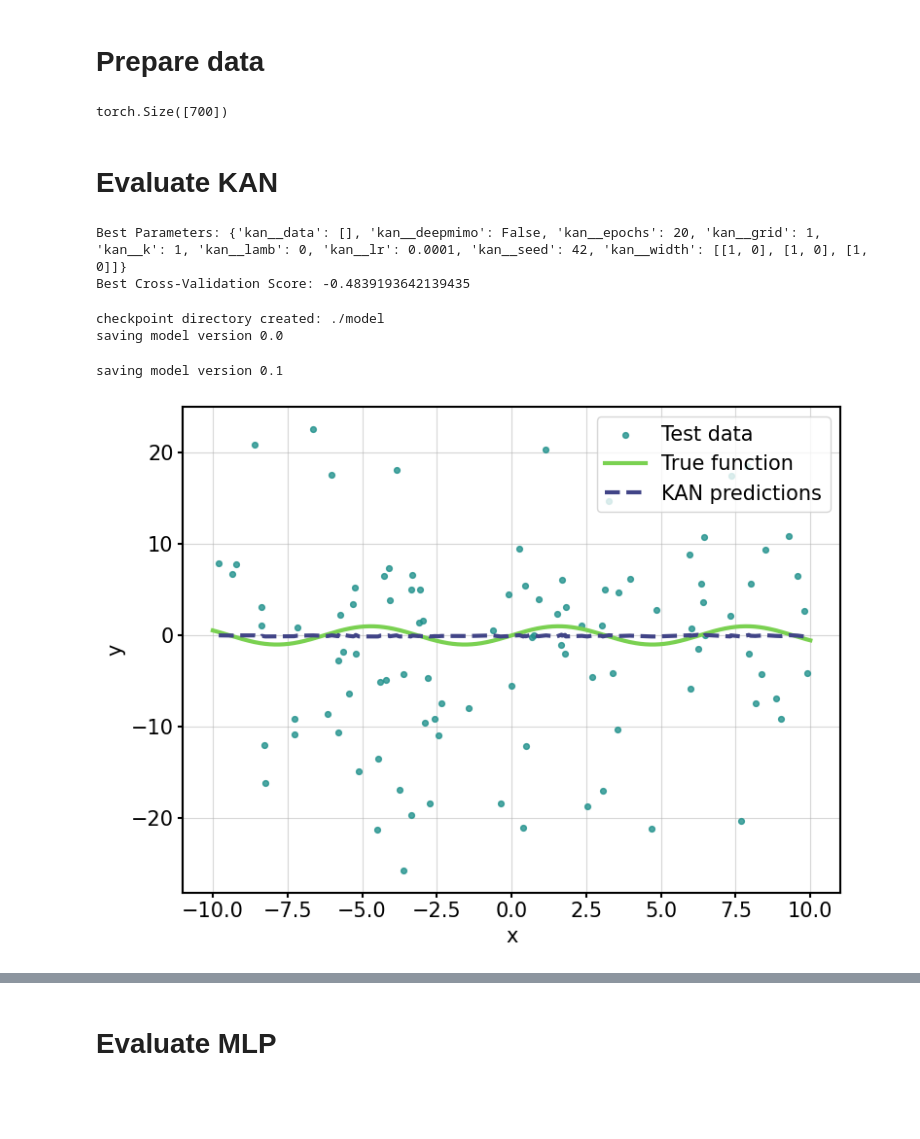
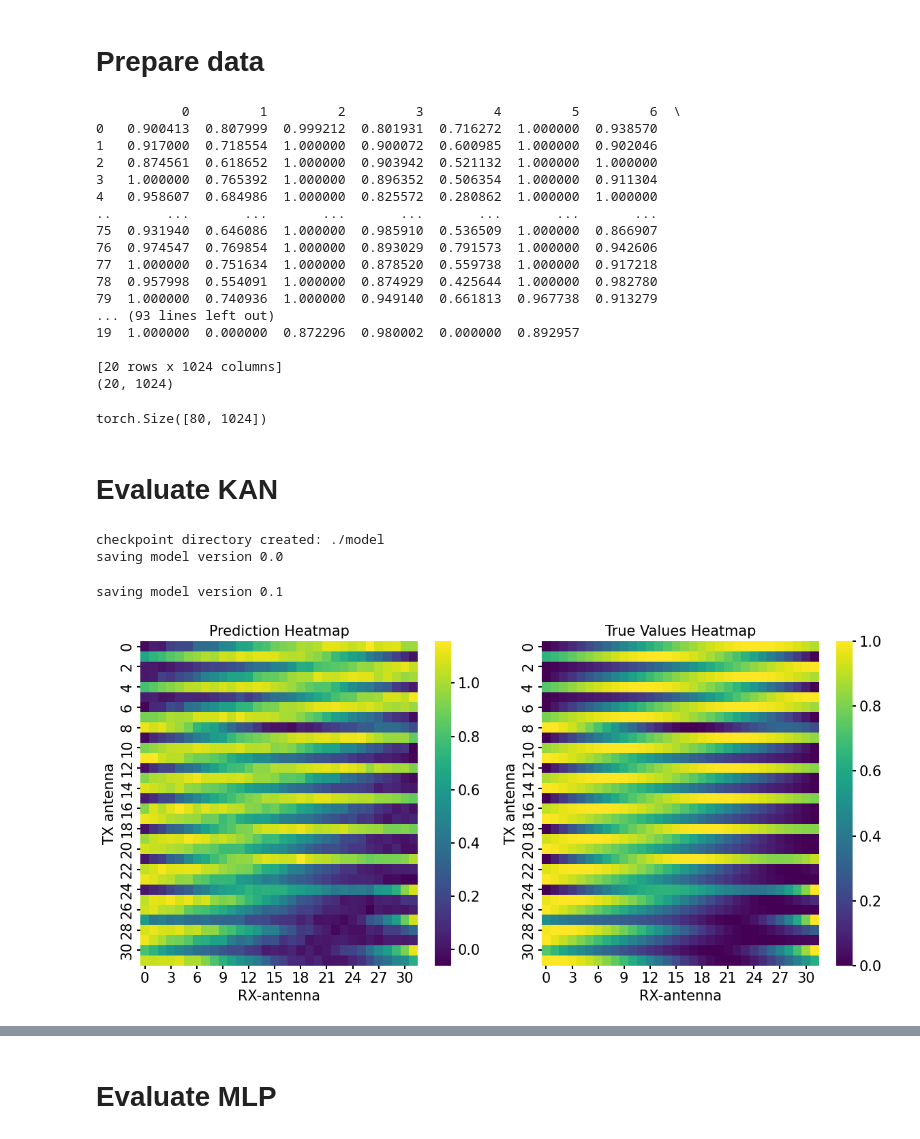
Before and after one commit to zeshenbao/KAN-Kolmogorov-Arnold-Networks, a Jupyter notebook: evaluate_models.ipynb, the cells around one changed output, grey strips where cells are left out. Saved outputs shown, nothing was run; the diff lists cells and outputs as text; code cells hidden in the pictures; blank space fills up the shorter version.

Commit message:
fixed plots

```diff
--- a/evaluate_models.ipynb
+++ b/evaluate_models.ipynb
@@ -24,17 +24,35 @@ from sklearn.model_selection import GridSearchCV, RandomizedSearchCV
 # Prepare data
 # %%
 # get input data
-deepmimo = False
+deepmimo = True
 
-function_folder = "sin_gaussian_-23.42"
+function_folder = "first_deepmimo_data"
 
 data = CreateInput(function_folder, deepmimo)
 
 tensors = data.get_tensors()
+# %% [output]
+           0         1         2         3         4         5         6  \
+0   0.900413  0.807999  0.999212  0.801931  0.716272  1.000000  0.938570
+1   0.917000  0.718554  1.000000  0.900072  0.600985  1.000000  0.902046
+2   0.874561  0.618652  1.000000  0.903942  0.521132  1.000000  1.000000
+3   1.000000  0.765392  1.000000  0.896352  0.506354  1.000000  0.911304
+4   0.958607  0.684986  1.000000  0.825572  0.280862  1.000000  1.000000
+..       ...       ...       ...       ...       ...       ...       ...
+75  0.931940  0.646086  1.000000  0.985910  0.536509  1.000000  0.866907
+76  0.974547  0.769854  1.000000  0.893029  0.791573  1.000000  0.942606
+77  1.000000  0.751634  1.000000  0.878520  0.559738  1.000000  0.917218
+78  0.957998  0.554091  1.000000  0.874929  0.425644  1.000000  0.982780
+79  1.000000  0.740936  1.000000  0.949140  0.661813  0.967738  0.913279
+... (93 lines left out)
+19  1.000000  0.000000  0.872296  0.980002  0.000000  0.892957
+
+[20 rows x 1024 columns]
+(20, 1024)
 # %%
 tensors['train'][1].shape
 # %% [output]
-torch.Size([700])
+torch.Size([80, 1024])
 # %% [markdown]
 # Evaluate KAN
 # %%
@@ -94,41 +112,42 @@ grid_search = GridSearchCV(
     verbose=0
 )
 # Fit RandomizedSearchCV
-grid_search.fit(kan_wrapper.X_train, kan_wrapper.y_train)
+if not deepmimo:
+    grid_search.fit(kan_wrapper.X_train, kan_wrapper.y_train)
 
-# Retrieve the best parameters and best score
-grid_search.best_params_['kan__data'] = []          # remove annoying print
-print("Best Parameters:", grid_search.best_params_)
-print("Best Cross-Validation Score:", grid_search.best_score_)
+    # Retrieve the best parameters and best score
+    grid_search.best_params_['kan__data'] = []          # remove annoying print
+    print("Best Parameters:", grid_search.best_params_)
+    print("Best Cross-Validation Score:", grid_search.best_score_)
 
-opt_params_KAN = grid_search.best_params_
+    opt_params_KAN = grid_search.best_params_
-# %% [output]
-Best Parameters: {'kan__data': [], 'kan__deepmimo': False, 'kan__epochs': 20, 'kan__grid': 1, 'kan__k': 1, 'kan__lamb': 0, 'kan__lr': 0.0001, 'kan__seed': 42, 'kan__width': [[1, 0], [1, 0], [1, 0]]}
-Best Cross-Validation Score: -0.4839193642139435
 # %%
 # evaluate KAN with optimal params
-kan_model = KANModel(width=opt_params_KAN['kan__width'], grid=opt_params_KAN['kan__grid'], k=opt_params_KAN['kan__k'], seed=opt_params_KAN['kan__seed'], lr=opt_params_KAN['kan__lr'], lamb=opt_params_KAN['kan__lamb'], deepmimo=deepmimo, epochs=100, results_path=f"./results/KAN/{function_folder}")
-kan_model.load_data(tensors)
-loss_data, time_elapsed = kan_model.fit()
-y_preds = kan_model.predict()
+if not deepmimo:
+    kan_model = KANModel(width=opt_params_KAN['kan__width'], grid=opt_params_KAN['kan__grid'], k=opt_params_KAN['kan__k'], seed=opt_params_KAN['kan__seed'], lr=opt_params_KAN['kan__lr'], lamb=opt_params_KAN['kan__lamb'], deepmimo=deepmimo, epochs=100, results_path=f"./results/KAN/{function_folder}")
+    kan_model.load_data(tensors)
+    loss_data, time_elapsed = kan_model.fit()
+    y_preds = kan_model.predict()
-# %% [output]
-checkpoint directory created: ./model
-saving model version 0.0
-saving model version 0.1
 # %%
 if deepmimo:
-    kan_model = KANModel(width=[1024, 10,10, 1024], grid=20, k=3, seed=42, lr=0.1, lamb=0,deepmimo=deepmimo,steps=10)
+    kan_model = KANModel(width=[1024, 10,10, 1024], grid=20, k=3, seed=42, lr=0.1, lamb=0,deepmimo=deepmimo,epochs=10)
     kan_model.load_data(tensors)
     loss_data, time_elapsed = kan_model.fit()
     y_preds = kan_model.predict()
+# %% [output]
+checkpoint directory created: ./model
+saving model version 0.0
+saving model version 0.1
 # %%
 # plot pred and true
 if deepmimo:
-    kan_model.plot_deepmimo(data=tensors, y_preds=y_preds['preds'], type_='test', save=True)
+    pred_sample = y_preds['preds'][0]
+    true_sample = tensors['test'][1][0]
+    kan_model.plot_deepmimo(true_sample=true_sample, pred_sample=pred_sample,save=False)
 else:
     kan_model.plot_prediction(data=tensors, y_preds=y_preds['preds'], type_='test', save=True)
 # %% [output]
-[figure, old version]
+[figure, new version]
 # %%
 # plot noise and true
 if deepmimo:
```
Also changed, not shown: parts of 5 cells of this notebook, 2 other files.
